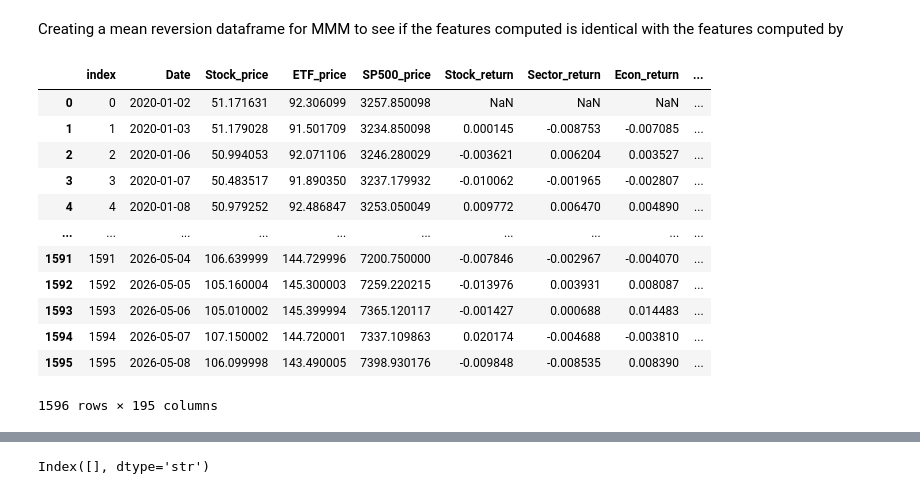
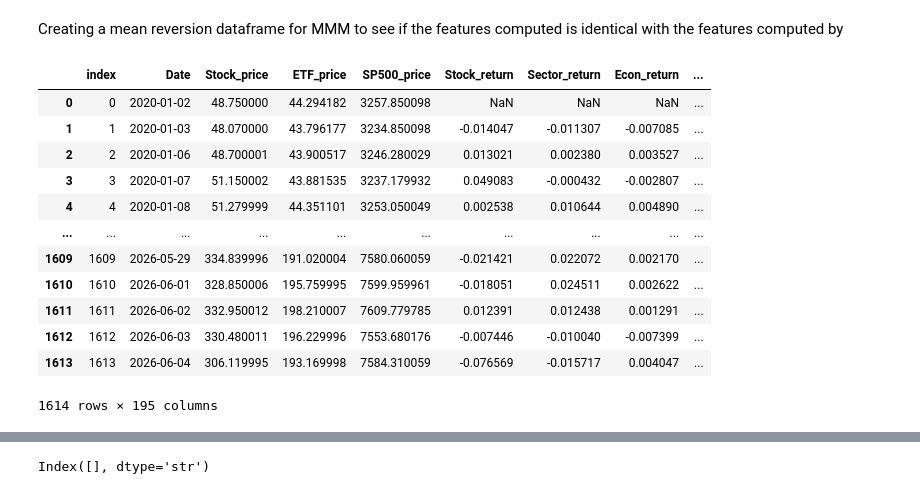
Before and after one commit to jiadiz/MetaLearner, a Jupyter notebook: Notebooks/data_process_script.ipynb, the cells around one changed output, grey strips where cells are left out. Cells and saved outputs as stored; diff of their text form; code cells hidden in the pictures.

```diff
--- a/Notebooks/data_process_script.ipynb
+++ b/Notebooks/data_process_script.ipynb
@@ -148,0 +20,23 @@ $DFS: possibly delisted; no timezone found
+# %%
+from MetaLearner.Data.create_price_series import create_price_series_csv
+from MetaLearner.Data.fetch_universe_tickers import get_all_universe_tickers
+
+# Three buckets: equity tickers (current + past-2-year S&P 500 / S&P MidCap
+# 400 members), sector SPDR ETFs + SPY, and ^GSPC. Concatenated before being
+# passed into create_price_series_csv.
+stock_tickers, sector_etf_tickers, sp500_index_tickers = get_all_universe_tickers(years=2)
+print(
+    f"Stocks: {len(stock_tickers)}, "
+    f"Sector ETFs: {len(sector_etf_tickers)}, "
+    f"S&P 500 index: {len(sp500_index_tickers)}"
+)
+
+stock_tickers = pd.Series(stock_tickers).sample(14, random_state = 14).tolist()
+universe_tickers = stock_tickers + sector_etf_tickers + sp500_index_tickers
+price_data = create_price_series_csv(universe_tickers)
+
+price_data = filter_for_date(price_data)
+price_data = drop_columns_with_na(price_data)
+price_data = create_column_of_days_after_2024(price_data)
+price_data = create_week_number_column(price_data )
+price_data.shape
@@ -541,5 +522,5 @@ ATO
 # %%
-selected_tickers = temp_tickers
+# selected_tickers = temp_tickers
 # ['CHRW', 'EHC', 'DHI', 'LW', 'FAST', 'THG', 'ATO']
 # %%
 
@@ -660,3 +641,5 @@ dict_keys(['EHC', 'THG', 'ATO'])
+# %%
+chosen_ticker = 'VICR'
 # %% [markdown]
 Creating a mean reversion dataframe for MMM to see if the features computed is identical with the features computed by
 # %%
@@ -664,20 +647,20 @@ temp = pd.concat([vannila_mean_reversion_features['EHC'], price_mean_reversion_v
 # %%
-temp = global_mean_reversion_df[global_mean_reversion_df ['Ticker'] == 'EHC'].reset_index()
+temp = global_mean_reversion_df[global_mean_reversion_df ['Ticker'] == chosen_ticker].reset_index()
 temp
 # %% [output]
 |  | index | Date | Stock_price | ETF_price | SP500_price | Stock_return | Sector_return | Econ_return | ... |
-| 0 | 0 | 2020-01-02 | 51.171631 | 92.306099 | 3257.850098 | NaN | NaN | NaN | ... |
-| 1 | 1 | 2020-01-03 | 51.179028 | 91.501709 | 3234.850098 | 0.000145 | -0.008753 | -0.007085 | ... |
-| 2 | 2 | 2020-01-06 | 50.994053 | 92.071106 | 3246.280029 | -0.003621 | 0.006204 | 0.003527 | ... |
-| 3 | 3 | 2020-01-07 | 50.483517 | 91.890350 | 3237.179932 | -0.010062 | -0.001965 | -0.002807 | ... |
-| 4 | 4 | 2020-01-08 | 50.979252 | 92.486847 | 3253.050049 | 0.009772 | 0.006470 | 0.004890 | ... |
+| 0 | 0 | 2020-01-02 | 48.750000 | 44.294182 | 3257.850098 | NaN | NaN | NaN | ... |
+| 1 | 1 | 2020-01-03 | 48.070000 | 43.796177 | 3234.850098 | -0.014047 | -0.011307 | -0.007085 | ... |
+| 2 | 2 | 2020-01-06 | 48.700001 | 43.900517 | 3246.280029 | 0.013021 | 0.002380 | 0.003527 | ... |
+| 3 | 3 | 2020-01-07 | 51.150002 | 43.881535 | 3237.179932 | 0.049083 | -0.000432 | -0.002807 | ... |
+| 4 | 4 | 2020-01-08 | 51.279999 | 44.351101 | 3253.050049 | 0.002538 | 0.010644 | 0.004890 | ... |
 | ... | ... | ... | ... | ... | ... | ... | ... | ... | ... |
-| 1591 | 1591 | 2026-05-04 | 106.639999 | 144.729996 | 7200.750000 | -0.007846 | -0.002967 | -0.004070 | ... |
-| 1592 | 1592 | 2026-05-05 | 105.160004 | 145.300003 | 7259.220215 | -0.013976 | 0.003931 | 0.008087 | ... |
-| 1593 | 1593 | 2026-05-06 | 105.010002 | 145.399994 | 7365.120117 | -0.001427 | 0.000688 | 0.014483 | ... |
-| 1594 | 1594 | 2026-05-07 | 107.150002 | 144.720001 | 7337.109863 | 0.020174 | -0.004688 | -0.003810 | ... |
-| 1595 | 1595 | 2026-05-08 | 106.099998 | 143.490005 | 7398.930176 | -0.009848 | -0.008535 | 0.008390 | ... |
+| 1609 | 1609 | 2026-05-29 | 334.839996 | 191.020004 | 7580.060059 | -0.021421 | 0.022072 | 0.002170 | ... |
+| 1610 | 1610 | 2026-06-01 | 328.850006 | 195.759995 | 7599.959961 | -0.018051 | 0.024511 | 0.002622 | ... |
+| 1611 | 1611 | 2026-06-02 | 332.950012 | 198.210007 | 7609.779785 | 0.012391 | 0.012438 | 0.001291 | ... |
+| 1612 | 1612 | 2026-06-03 | 330.480011 | 196.229996 | 7553.680176 | -0.007446 | -0.010040 | -0.007399 | ... |
+| 1613 | 1613 | 2026-06-04 | 306.119995 | 193.169998 | 7584.310059 | -0.076569 | -0.015717 | 0.004047 | ... |
-1596 rows × 195 columns
+1614 rows × 195 columns
 # %%
 global_mean_reversion_df ['Ticker']
 # %% [output]
```
Also changed, not shown: parts of 29 cells of this notebook, 4 other files.
